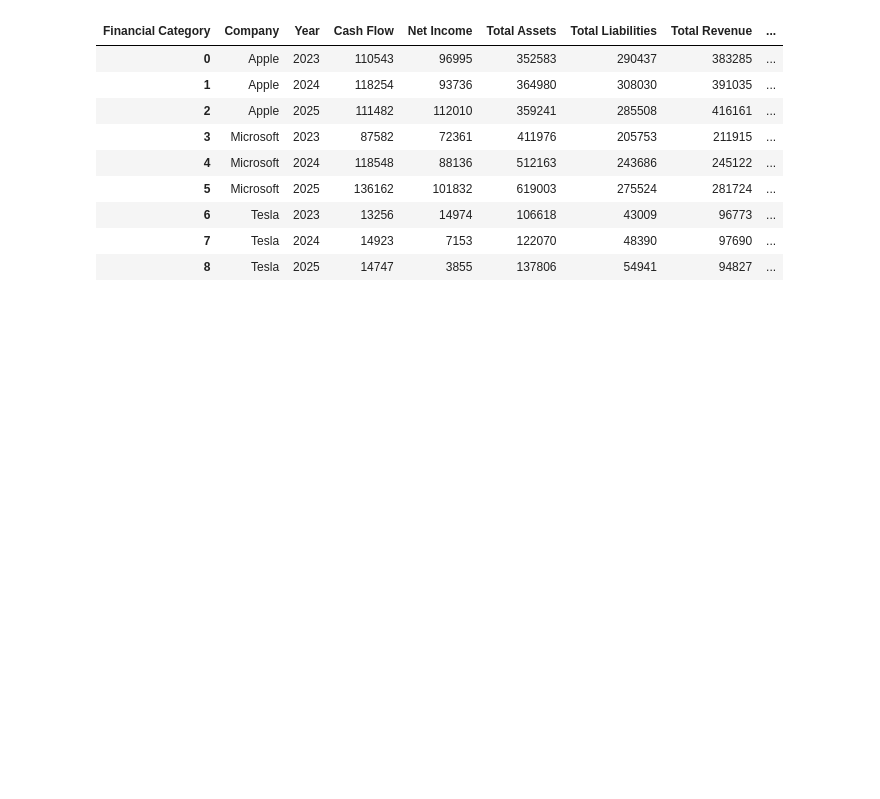
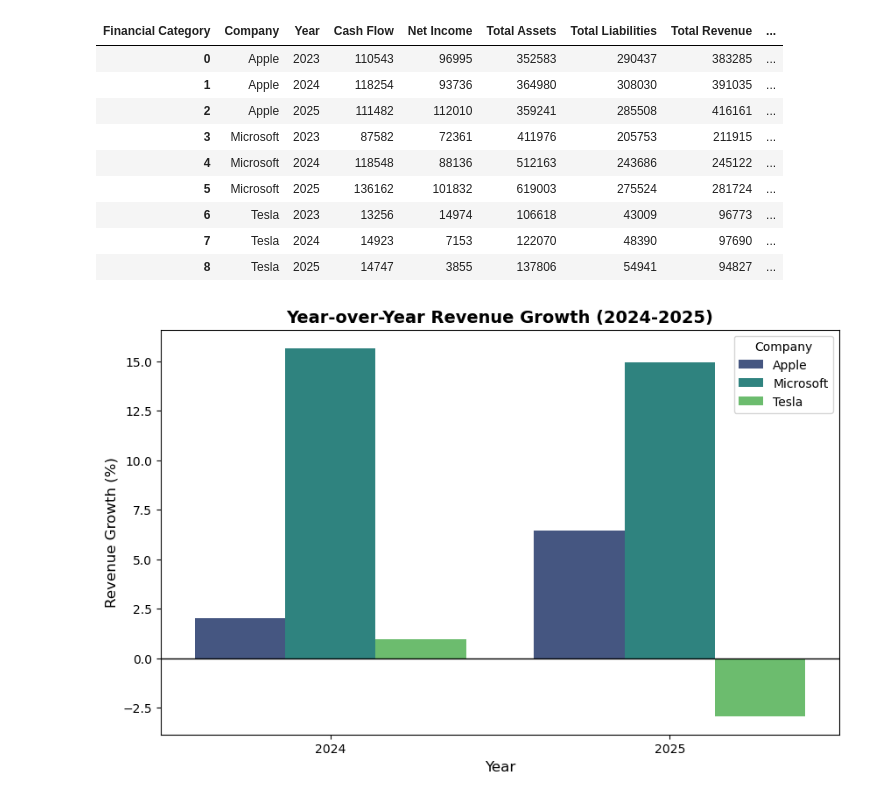
Before and after one commit to rishabhjaiswal/bcg-genai-financial-chatbot, a Jupyter notebook: financial_data_analysis.ipynb, the cells around one changed output. Saved outputs shown, nothing was run; the diff lists cells and outputs as text; code cells hidden in the pictures; blank space fills up the shorter version.

```diff
--- a/financial_data_analysis.ipynb
+++ b/financial_data_analysis.ipynb
@@ -104,3 +104,27 @@ df_final
 | 6 | Tesla | 2023 | 13256 | 14974 | 106618 | 43009 | 96773 | ... |
 | 7 | Tesla | 2024 | 14923 | 7153 | 122070 | 48390 | 97690 | ... |
 | 8 | Tesla | 2025 | 14747 | 3855 | 137806 | 54941 | 94827 | ... |
+# %%
+import matplotlib.pyplot as plt
+import seaborn as sns
+
+# 1. Filter out the 2023 baseline year since growth is NaN
+df_plot = df_final.dropna(subset=['Revenue Growth (%)'])
+
+# 2. Set up the figure size to make it readable
+plt.figure(figsize=(10, 6))
+
+# 3. Create the grouped bar chart
+sns.barplot(data=df_plot, x='Year', y='Revenue Growth (%)', hue='Company', palette='viridis')
+
+# 4. Add titles, labels, and a baseline at 0%
+plt.title('Year-over-Year Revenue Growth (2024-2025)', fontsize=14, fontweight='bold')
+plt.xlabel('Year', fontsize=12)
+plt.ylabel('Revenue Growth (%)', fontsize=12)
+plt.axhline(0, color='black', linewidth=1) # Adds a solid line at 0% for visual reference
+plt.legend(title='Company')
+
+# 5. Display the plot
+plt.show()
+# %% [output]
+[figure, added]
```
Also changed, not shown: parts of 3 cells of this notebook.
